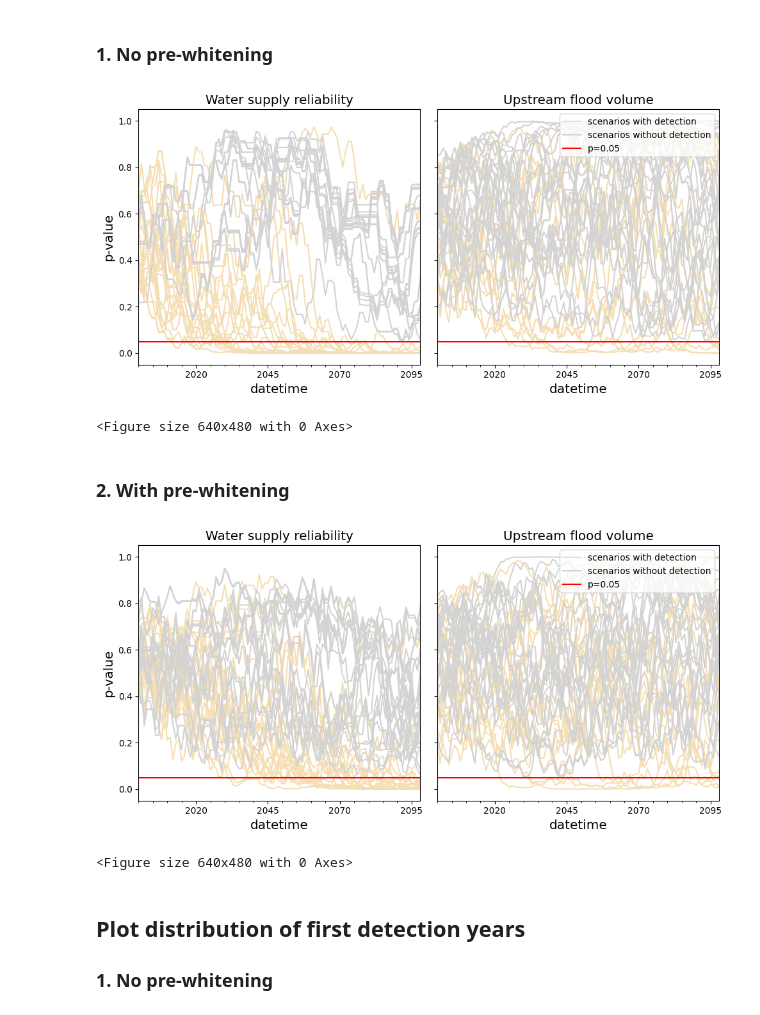
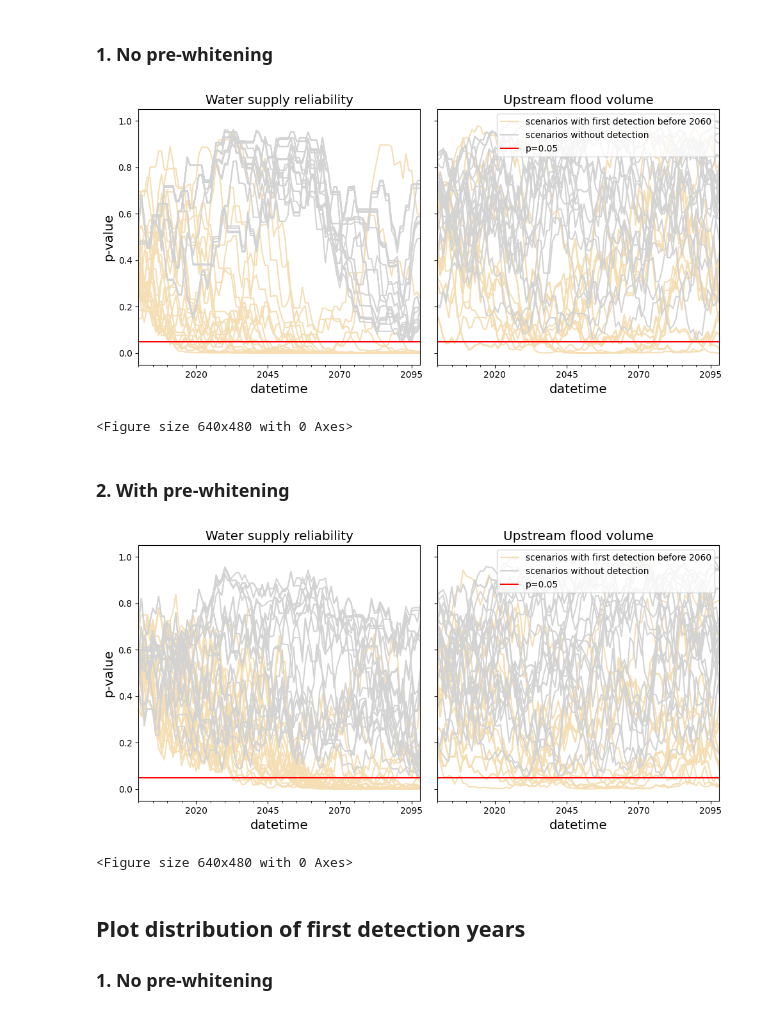
Before and after one commit to Matt2371/climate_detection, a Jupyter notebook: article_figs.ipynb, the cells around one changed output. Drawn from its saved outputs; the diff is of its cells as text; code cells hidden in the pictures.

Commit message:
Fixed bug in pval plot

```diff
--- a/article_figs.ipynb
+++ b/article_figs.ipynb
@@ -207,16 +249,16 @@ def pvals_filter(win_size=30, pre_whitening=False):
 
     return
 # %%
-pvals_filter()
+pvals_filter(year_before=2060)
 # %% [output]
-[figure, old version]
+[figure, new version]
 <Figure size 640x480 with 0 Axes>
 # %% [markdown]
 ### 2. With pre-whitening
 # %%
-pvals_filter(pre_whitening=True)
+pvals_filter(pre_whitening=True, year_before=2060, n=25)
 # %% [output]
-[figure, old version]
+[figure, new version]
 <Figure size 640x480 with 0 Axes>
 # %% [markdown]
 ## Plot distribution of first detection years
```
Also changed, not shown: parts of 1 cell of this notebook, 5 other files.
